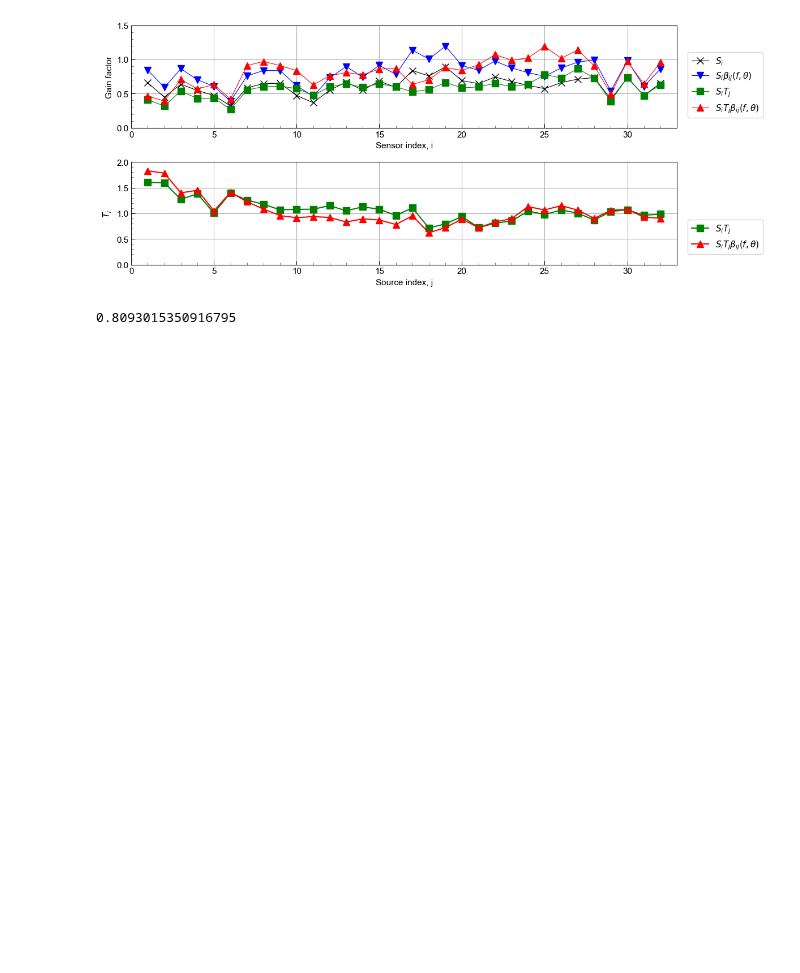
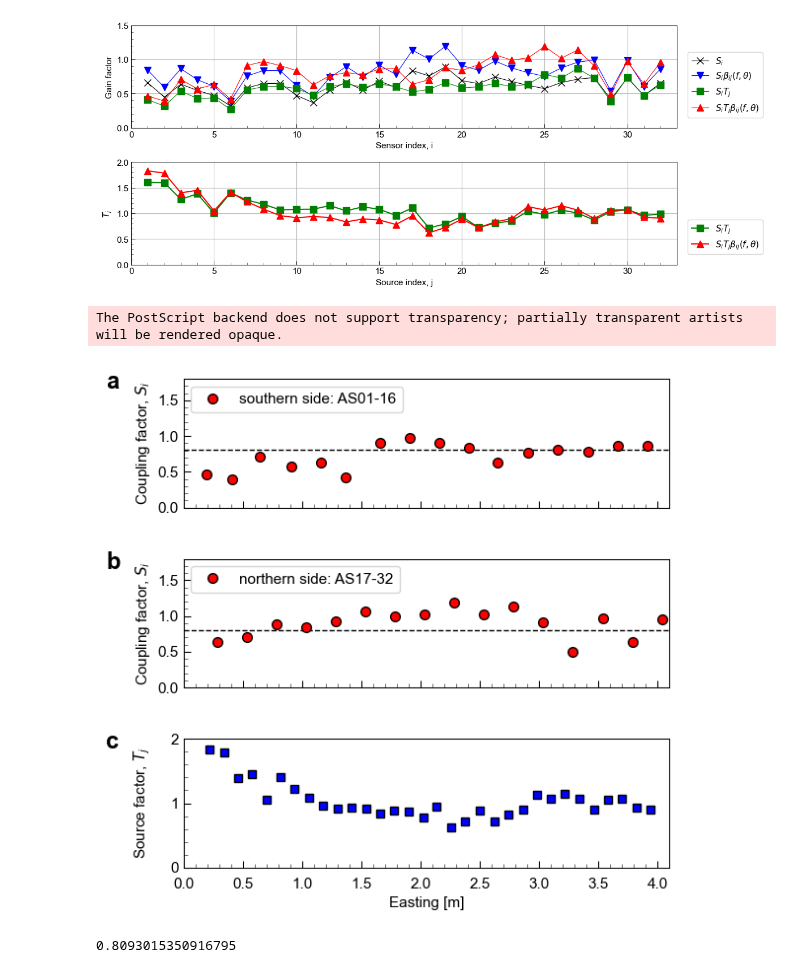
Before and after one commit to kura-okubo/4mNonSelfSim_Paper, a Jupyter notebook: Calibration/SensorCoupling_BallDrop/code/08_plot_surfaceeffect_result_Case2.ipynb, the cells around one changed output. Saved outputs shown, nothing was run; the diff lists cells and outputs as text; code cells hidden in the pictures; blank space fills up the shorter version.

Commit message:
grid removed

```diff
--- a/Calibration/SensorCoupling_BallDrop/code/08_plot_surfaceeffect_result_Case2.ipynb
+++ b/Calibration/SensorCoupling_BallDrop/code/08_plot_surfaceeffect_result_Case2.ipynb
@@ -659,36 +659,39 @@ axs[1].set_ylim(0, 1.8)
 # axs[1].set_xlabel("Distance [mm]")
 axs[1].set_ylabel("Coupling factor, $S_{i}$")
 
 
 modelname = [r"$S_{i}$", r"$S_{i}\beta_{ij}(T_R, \theta)$", r"$S_{i} T_{j}$", r"$S_{i} T_{j} \beta_{ij}(T_R, \theta)$"]
 
 axs[2].plot(source_x, model4_Tj, marker="s", linestyle="", c="k", markerfacecolor="b", markeredgecolor="k", markersize=ms-1)
 
 # axs[1].legend(loc=(1.02,0.1))
 axs[2].set_xlim(0, 4.1)
 axs[2].set_ylim(0, 2.0)
 axs[2].set_yticks([0, 1, 2])
 axs[2].set_xlabel("Easting [m]")
 axs[2].set_ylabel("Source factor, $T_{j}$")
 axs[2].tick_params(axis='x', pad=7)
 
-for i in range(3):
-    axs[i].grid(True, c=np.array([230, 230, 230])/255, lw=0.25, which="major",)
-    axs[i].set_axisbelow('True')
+# for i in range(3):
+#     axs[i].grid(True, c=np.array([230, 230, 230])/255, lw=0.25, which="major",)
+#     axs[i].set_axisbelow('True')
 
 fig.align_ylabels(axs[:])
 
 # Add figure labels
 axs[0].text(-0.16, 0.925, "a", fontweight='bold', fontsize=17, transform=axs[0].transAxes)
 axs[1].text(-0.16, 0.925, "b", fontweight='bold', fontsize=17, transform=axs[1].transAxes)
 axs[2].text(-0.16, 0.925, "c", fontweight='bold', fontsize=17, transform=axs[2].transAxes)
 
 fig.tight_layout()
 
 plt.subplots_adjust(hspace=0.4)
 
 plt.savefig(figdir+"/FigS_SiandTj_withdistancex_surface_model4.png", format="png", dpi=70)
 plt.savefig(figdir+"/FigS_SiandTj_withdistancex_surface_model4.eps", format="eps")
+# %% [output]
+The PostScript backend does not support transparency; partially transparent artists will be rendered opaque.
+[figure, added]
 # %%
 np.mean(model4_Si)
 # %% [output]
```
Also changed, not shown: 1 other file.
